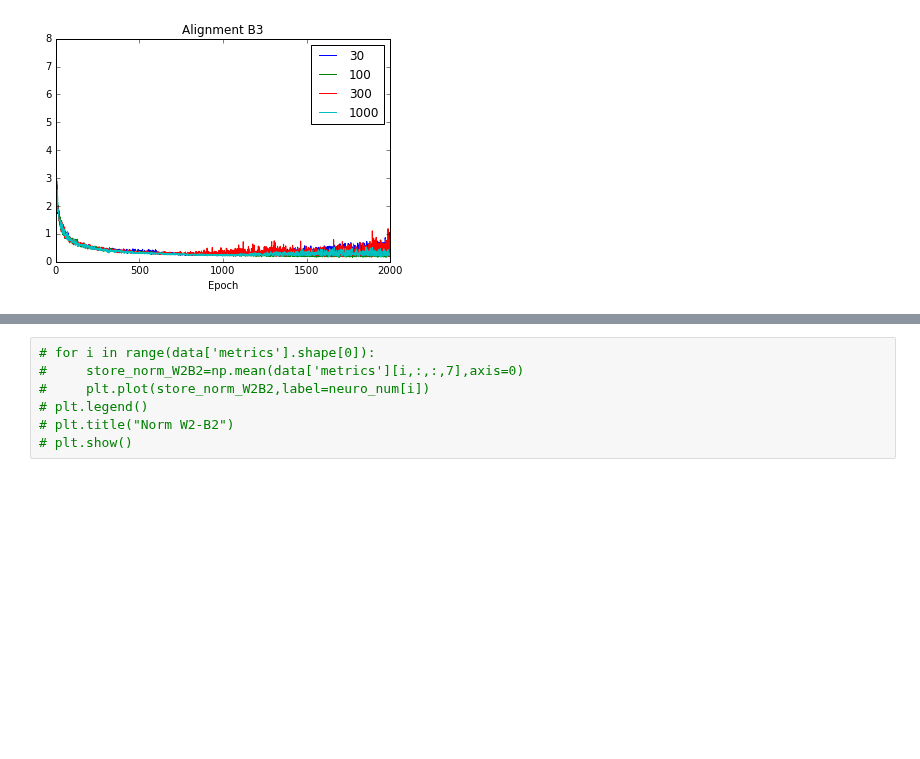
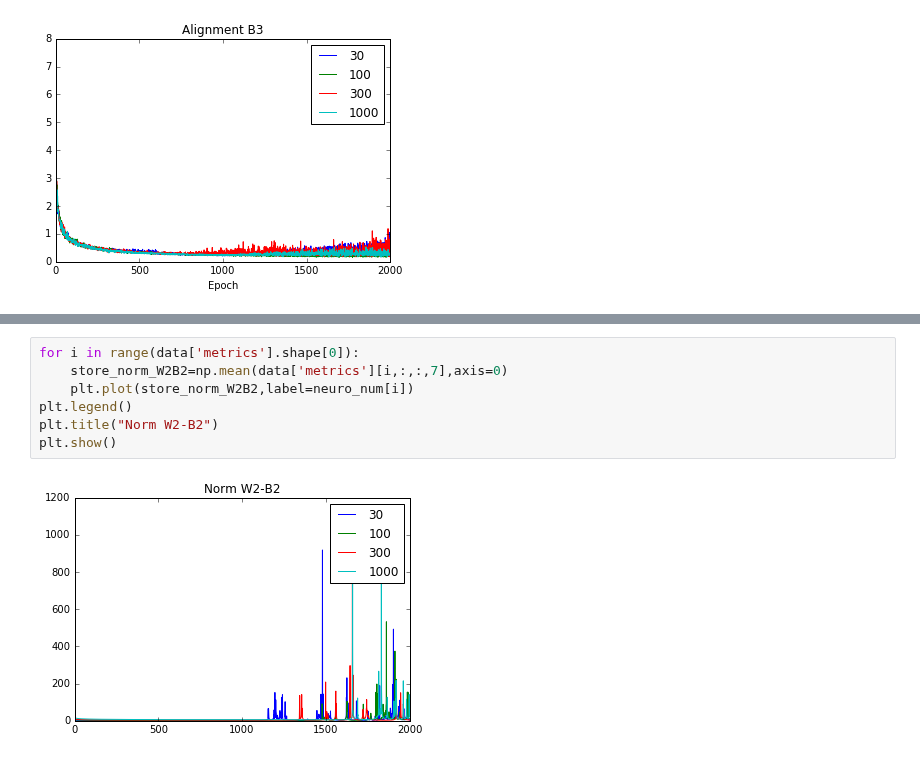
Before and after one commit to benlansdell/synthfeedback, a Jupyter notebook: Nodepery-4layer-zero-learning_rate.ipynb, the cells around one changed output, grey strips where cells are left out. Saved outputs shown, nothing was run; the diff lists cells and outputs as text; blank space fills up the shorter version.

```diff
--- a/Nodepery-4layer-zero-learning_rate.ipynb
+++ b/Nodepery-4layer-zero-learning_rate.ipynb
@@ -92,7 +94,9 @@ plt.show()
 # %%
-# for i in range(data['metrics'].shape[0]):
-#     store_norm_W2B2=np.mean(data['metrics'][i,:,:,7],axis=0)
-#     plt.plot(store_norm_W2B2,label=neuro_num[i])
-# plt.legend()
-# plt.title("Norm W2-B2")
-# plt.show()
+for i in range(data['metrics'].shape[0]):
+    store_norm_W2B2=np.mean(data['metrics'][i,:,:,7],axis=0)
+    plt.plot(store_norm_W2B2,label=neuro_num[i])
+plt.legend()
+plt.title("Norm W2-B2")
+plt.show()
+# %% [output]
+[figure, added]
```
Also changed, not shown: parts of 2 cells of this notebook, 2 other files.
